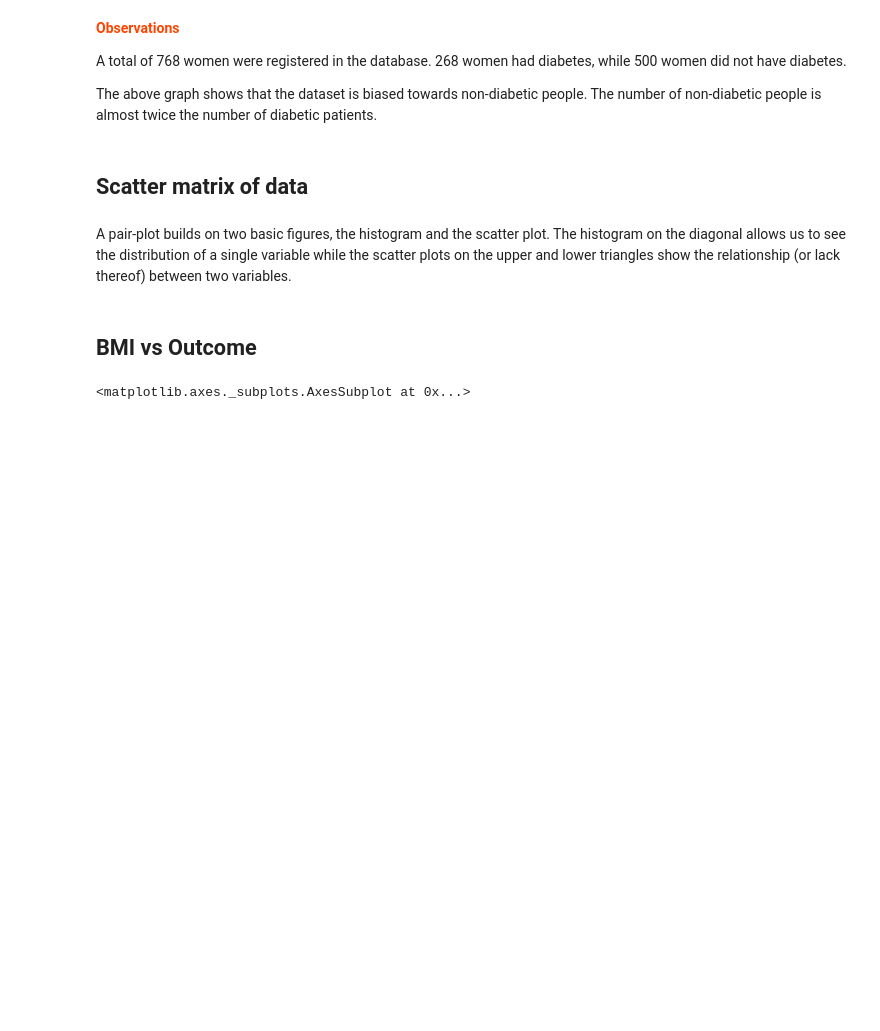
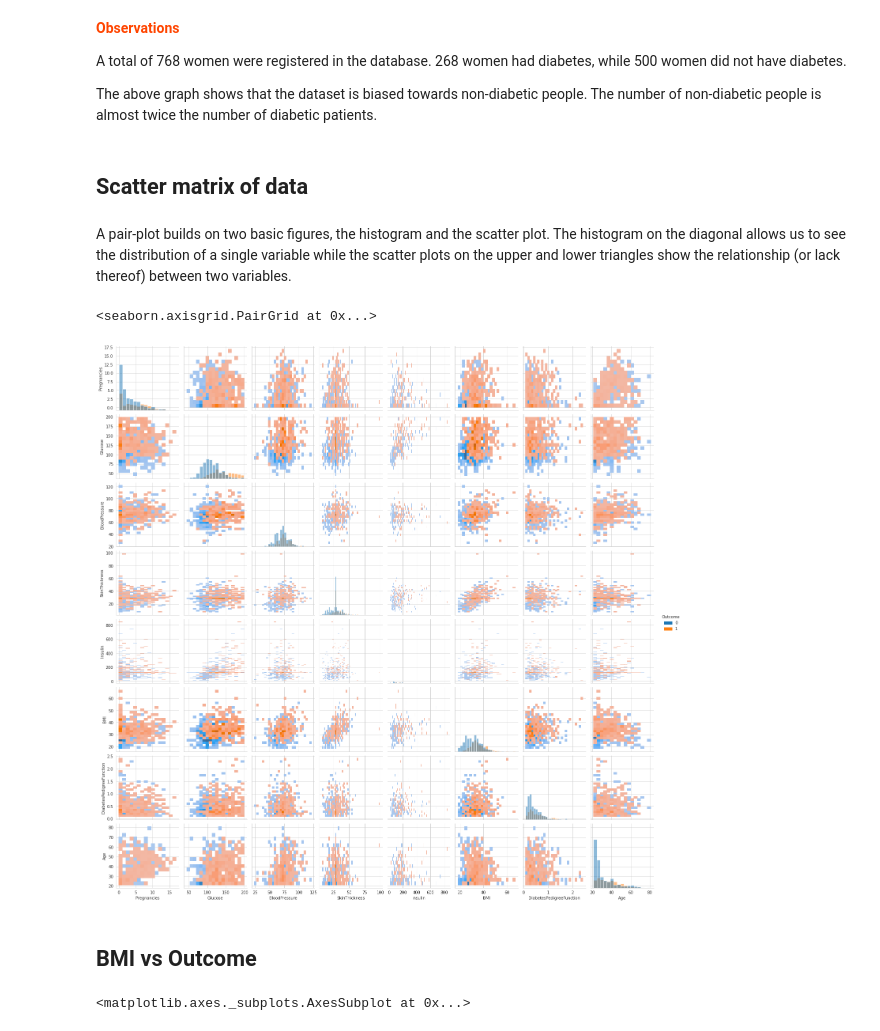
Before and after one commit to kowsiknd/FMML-Labs, a Jupyter notebook: Project_FMML_CLF1.ipynb, the cells around one changed output. Cells and saved outputs as stored; diff of their text form; code cells hidden in the pictures; blank space fills up the shorter version.

```diff
--- a/Project_FMML_CLF1.ipynb
+++ b/Project_FMML_CLF1.ipynb
@@ -152,6 +174,11 @@ The above graph shows that the dataset is biased towards non-diabetic people. Th
 A pair-plot builds on two basic figures, the histogram and the scatter plot. The histogram on the diagonal allows us to see the distribution of a single variable while the scatter plots on the upper and lower triangles show the relationship (or lack thereof) between two variables.
 # %%
 ## TASK-2: Display a pairplot using Seaborn for the diabetes dataset, with the 'outcome' as the hue.
+
+sns.pairplot(diabetes_data, hue="Outcome", kind="hist")
+# %% [output]
+<seaborn.axisgrid.PairGrid at 0x...>
+[figure, added]
 # %% [markdown]
 ## BMI vs Outcome
 # %%
```
Also changed, not shown: parts of 34 cells of this notebook.
